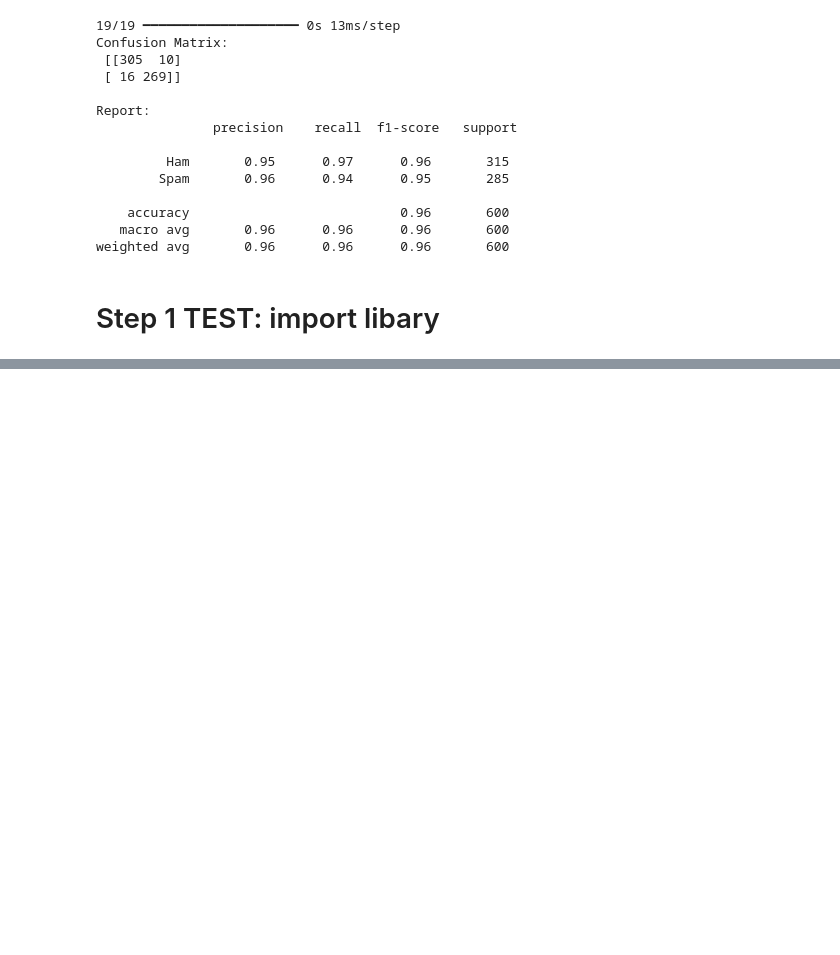
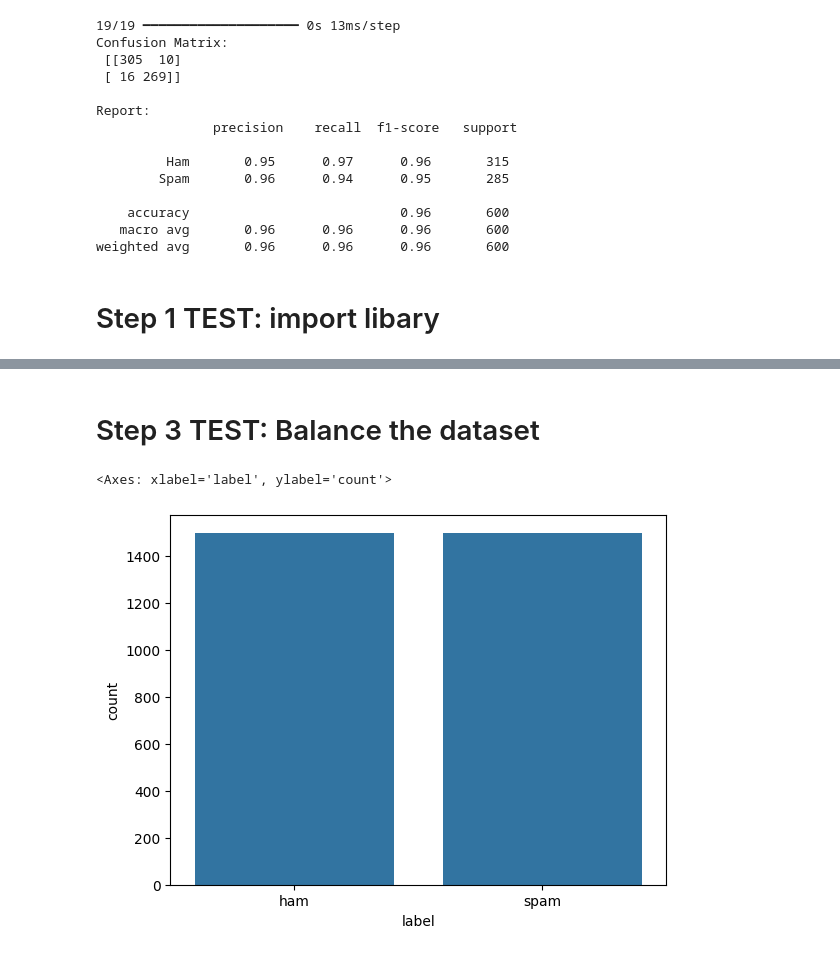
Before and after one commit to vanha2301/GeekforGeek_100plus_ML, a Jupyter notebook: 1_Detecting_Spam_Emails_Using_Tensorflow_in_Python.ipynb, the cells around one changed output, grey strips where cells are left out. Saved outputs shown, nothing was run; the diff lists cells and outputs as text; code cells hidden in the pictures; blank space fills up the shorter version.

```diff
--- a/1_Detecting_Spam_Emails_Using_Tensorflow_in_Python.ipynb
+++ b/1_Detecting_Spam_Emails_Using_Tensorflow_in_Python.ipynb
@@ -298,0 +341,15 @@ weighted avg       0.96      0.96      0.96       600
+# %% [markdown]
+# Step 3 TEST: Balance the dataset
+# %%
+ham_msg = data[data['label'] == 'ham']
+spam_msg = data[data['label'] == 'spam']
+
+ham_msg_balanced = ham_msg.sample(n=len(spam_msg), random_state=42)
+
+balanced_data = pd.concat([ham_msg_balanced, spam_msg]).reset_index(drop=True)
+
+# Visualize the balanced dataset
+sns.countplot(x='label', data=balanced_data)
+# %% [output]
+<Axes: xlabel='label', ylabel='count'>
+[figure, added]
```
Also changed, not shown: parts of 19 cells of this notebook.
